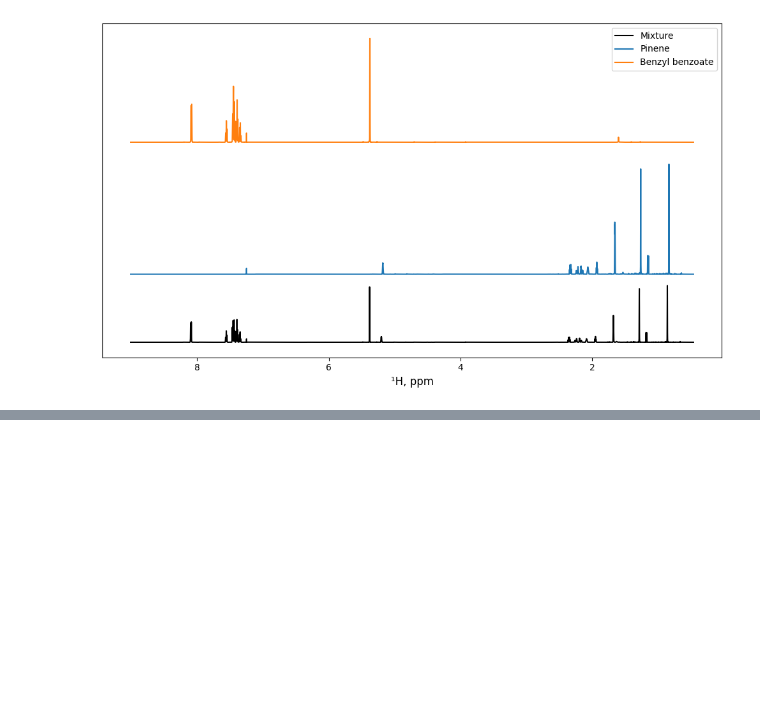
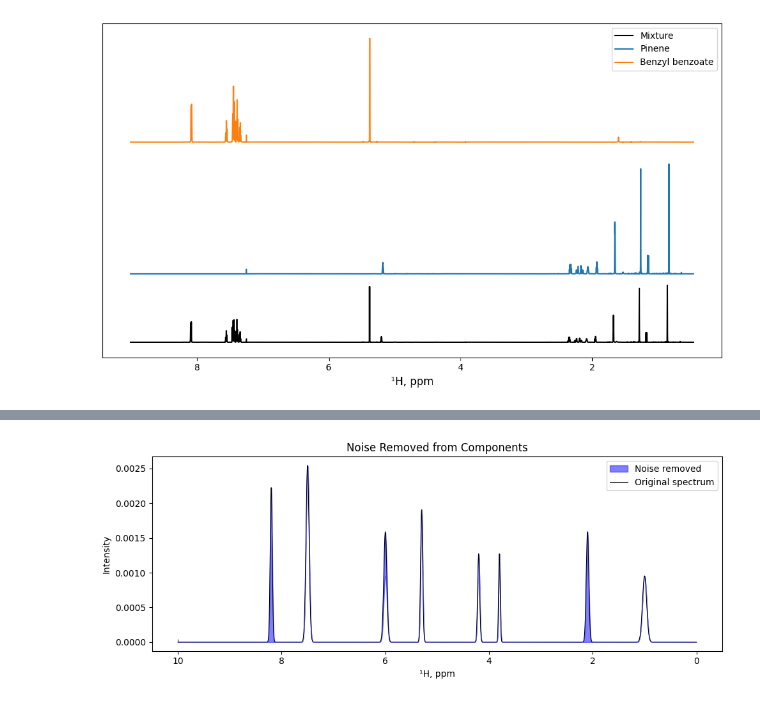
Before and after one commit to BDomzal/magnetstein, a Jupyter notebook: visualization_package/visualization_examples.ipynb, the cells around one changed output, grey strips where cells are left out. Drawn from its saved outputs; the diff is of its cells as text; code cells hidden in the pictures; blank space fills up the shorter version.

```diff
--- a/visualization_package/visualization_examples.ipynb
+++ b/visualization_package/visualization_examples.ipynb
@@ -141,0 +230,4 @@ visualize_stacked_spectra(spectra, colors=colours, labels=["Mixture", 'Pinene',
+# %%
+plot_removed_noise(weighted_sum_of_components, noise_in_components, "Noise Removed from Components", 'blue')
+# %% [output]
+[figure, added]
```
Also changed, not shown: parts of 7 cells of this notebook, 2 other files.
